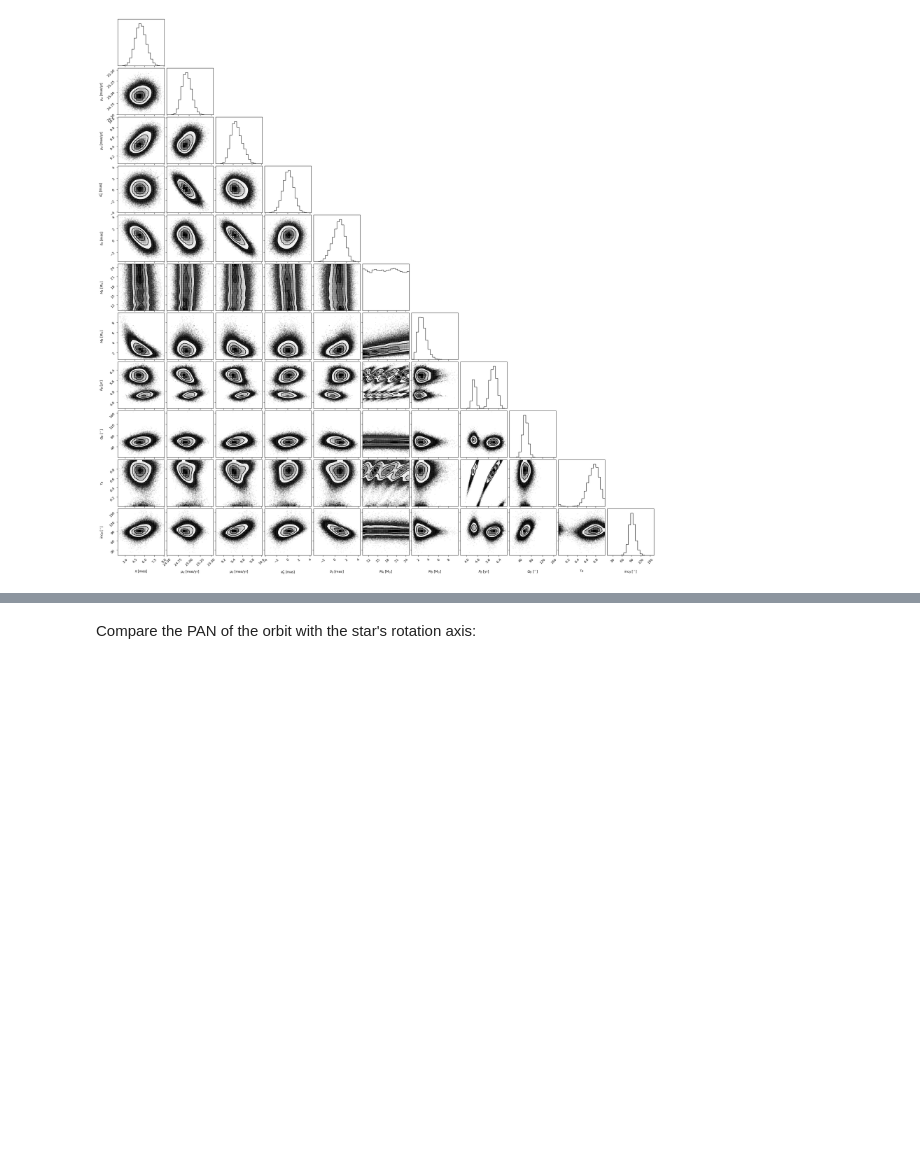
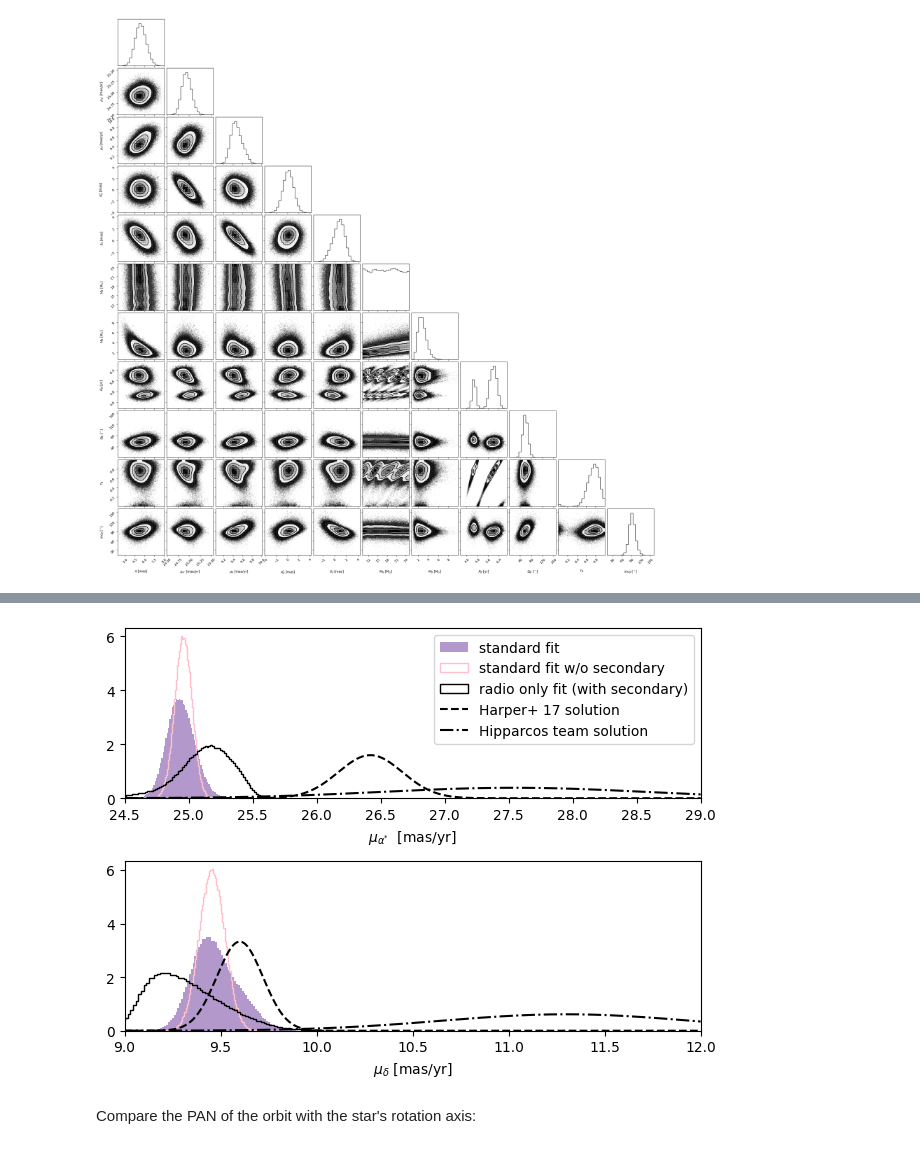
Before and after one commit to sblunt/betelgeuse, a Jupyter notebook: is_it_real.ipynb, the cells around one changed output, grey strips where cells are left out. Cells and saved outputs as stored; diff of their text form; code cells hidden in the pictures; blank space fills up the shorter version.

```diff
--- a/is_it_real.ipynb
+++ b/is_it_real.ipynb
@@ -402,7 +566,7 @@ print(plx_quantiles)
 # fits to compare
 run1A = "planetTrue_dvdFalse_renormHIPFalse_fitradioTrue_fithipparcosTrue_burn100_total25000000"
 run1B = "planetFalse_dvdFalse_renormHIPFalse_fitradioTrue_fithipparcosTrue_burn100_total25000000"
-run3 = "planetFalse_dvdFalse_renormHIPFalse_fitradioTrue_fithipparcosFalse_burn100_total25000000"
+run3A = "planetTrue_dvdFalse_renormHIPFalse_fitradioTrue_fithipparcosFalse_burn100_total25000000"
 
 
 results_1B = results.Results()
@@ -412,14 +576,14 @@ results_1A = results.Results()
 results_1A.load_results("results/{}.hdf5".format(run1A))
 
 results_3 = results.Results()
-results_3.load_results("results/{}.hdf5".format(run3))
+results_3.load_results("results/{}.hdf5".format(run3A))
 
 
 fig, ax = plt.subplots(2, 1)
 hts, bins, _ = ax[0].hist(
     results_1A.post[:, beetle_results.system.param_idx["pm_ra"]],
     bins=100,
-    label="run 1A (1B + secondary)",
+    label="standard fit",
     density=True,
     color="rebeccapurple",
     alpha=0.5,
@@ -427,7 +591,7 @@ hts, bins, _ = ax[0].hist(
 hts, bins, _ = ax[0].hist(
     results_1B.post[:, beetle_results.system.param_idx["pm_ra"]],
     bins=100,
-    label="1B",
+    label="standard fit w/o secondary",
     density=True,
     color="pink",
     histtype="step",
@@ -435,21 +599,22 @@ hts, bins, _ = ax[0].hist(
 hts, bins, _ = ax[0].hist(
     results_3.post[:, beetle_results.system.param_idx["pm_ra"]],
     bins=100,
-    label="3 (radio only)",
+    label="radio only fit (with secondary)",
     density=True,
     color="k",
     histtype="step",
 )
+ra_bins2plot = np.linspace(24.5, 29, int(1e3))
 ax[0].plot(
-    bins,
-    stats.norm.pdf(bins, 26.42, 0.25),
+    ra_bins2plot,
+    norm.pdf(ra_bins2plot, 26.42, 0.25),
     label="Harper+ 17 solution",
     color="k",
     ls="--",
 )
 ax[0].plot(
-    bins,
-    stats.norm.pdf(bins, 27.54, 1.03),
+    ra_bins2plot,
+    norm.pdf(ra_bins2plot, 27.54, 1.03),
     label="Hipparcos team solution",
     color="k",
     ls="-.",
@@ -459,47 +624,51 @@ ax[0].legend()
 hts, bins, _ = ax[1].hist(
     results_1A.post[:, beetle_results.system.param_idx["pm_dec"]],
     bins=100,
-    label="run 1A (1B + secondary)",
+    # label="standard fit",
     density=True,
     color="rebeccapurple",
     alpha=0.5,
 )
 hts, bins, _ = ax[1].hist(
     results_1B.post[:, beetle_results.system.param_idx["pm_dec"]],
     bins=100,
-    label="1B",
+    # label="standard fit w/o secondary",
     density=True,
     color="pink",
     histtype="step",
 )
 hts, bins, _ = ax[1].hist(
     results_3.post[:, beetle_results.system.param_idx["pm_dec"]],
     bins=100,
-    label="3 (radio only)",
+    # label="radio only fit (with secondary)",
     density=True,
     color="k",
     histtype="step",
 )
+dec_bins2plot = np.linspace(9, 12, int(1e3))
 ax[1].plot(
-    bins,
-    stats.norm.pdf(bins, 9.60, 0.12),
-    label="Harper+ 17 solution",
+    dec_bins2plot,
+    norm.pdf(dec_bins2plot, 9.60, 0.12),
+    # label="Harper+ 17 solution",
     color="k",
     ls="--",
 )
 ax[1].plot(
-    bins,
-    stats.norm.pdf(bins, 11.30, 0.65),
-    label="Hipparcos team solution",
+    dec_bins2plot,
+    norm.pdf(dec_bins2plot, 11.30, 0.65),
+    # label="Hipparcos team solution",
     color="k",
     ls="-.",
 )
 
-ax[0].set_xlim(24.5, 26.25)
-ax[0].set_xlabel("$\mu_{\\alpha cos\\delta_0}$  [mas/yr]")
+ax[0].set_xlim(24.5, 29)
+ax[1].set_xlim(9, 12)
+ax[0].set_xlabel("$\mu_{\\alpha^{*}}$  [mas/yr]")
 ax[1].set_xlabel("$\mu_{\\delta}$ [mas/yr]")
 plt.tight_layout()
-plt.savefig("pm_compare.png", dpi=250)
+plt.savefig("plots/pm_compare.png", dpi=250)
+# %% [output]
+[figure, added]
 # %%
 # make MCMC convergence plots
 params = {"per1": "per"}
```
Also changed, not shown: parts of 3 cells of this notebook, 8 other files.
